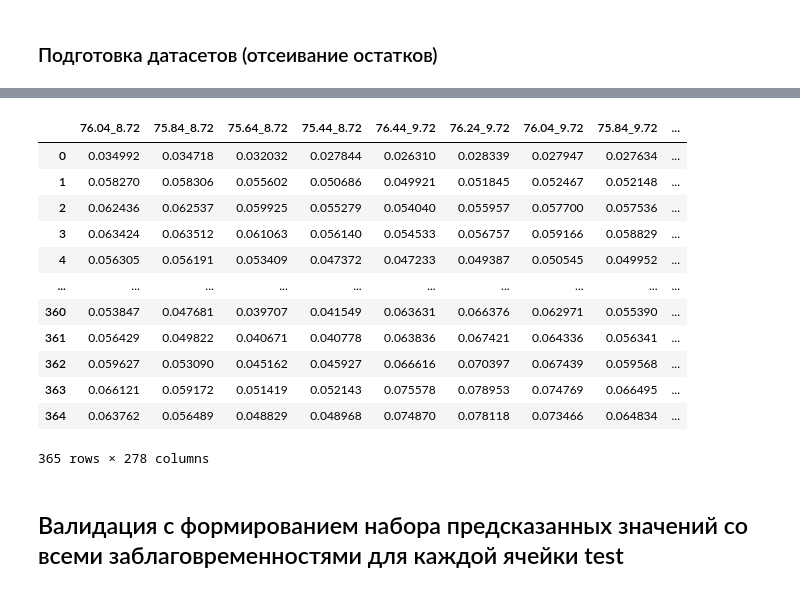
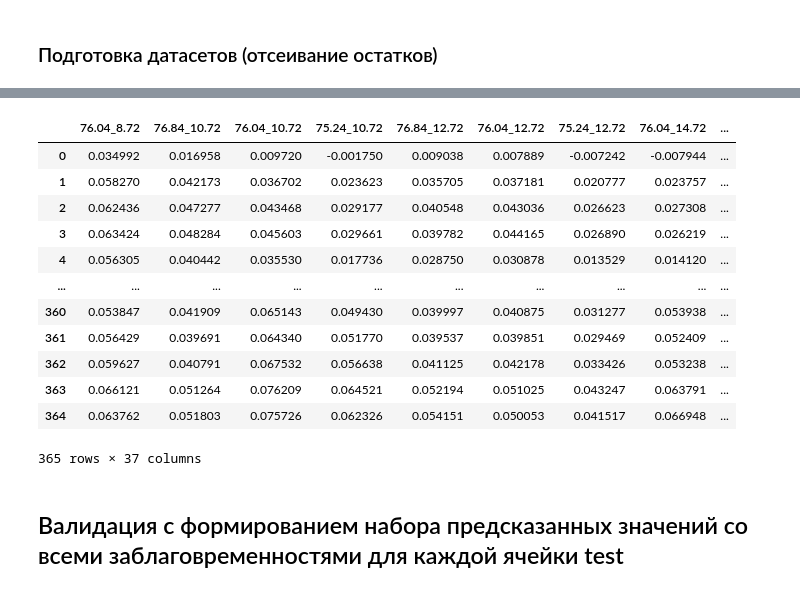
Before and after one commit to ChrisLisbon/ITMO_master_degree_classes, a Jupyter notebook: Research_work(NEMO)/2.2_grid_validation.ipynb, the cells around one changed output, grey strips where cells are left out. Cells and saved outputs as stored; diff of their text form; code cells hidden in the pictures.

```diff
--- a/Research_work(NEMO)/2.2_grid_validation.ipynb
+++ b/Research_work(NEMO)/2.2_grid_validation.ipynb
@@ -21,8 +21,8 @@ warnings.filterwarnings('ignore')
 # %% [markdown]
 ### Подготовка датасетов (отсеивание остатков)
 # %%
-df_nemo=pd.read_csv('./timelines_data/formed_timelines_2002/2002_NEMO_SPITZ_GRID.csv', sep=';')
-df_nemo['dates'] =  pd.to_datetime(df_nemo['dates'], format='%d.%m.%Y')
+df_nemo=pd.read_csv('./timelines_data/formed_timelines_2002/2002_NEMO_SPITZ_GRID(20x4).csv', sep=';')
+df_nemo['dates'] =  pd.to_datetime(df_nemo['dates'], format='%Y-%m-%d')
 
 for column in list(df_nemo.columns.values):
     if column!='dates':
@@ -57,35 +57,35 @@ df_nemo
 # %%
-df_rean=pd.read_csv('./timelines_data/formed_timelines_2002/2002_ARCTIC_reanalysis_GRID.csv', sep=';')
+df_rean=pd.read_csv('./timelines_data/formed_timelines_2002/2002_ARCTIC_reanalysis_GRID(20x4).csv', sep=';')
 df_rean['dates'] =  pd.to_datetime(df_rean['dates'], format='%Y-%m-%d')
 
 for column in list(df_rean.columns.values):
     if column!='dates':
         df_rean[column]=df_rean[column]-np.mean(df_rean[column])
         stl = STL(df_rean[column], period=80)
         res = stl.fit()
         params = norm.fit(res.resid)
         ks = kstest(res.resid, 'norm', params, N=1000)
         if ks[1]>=0.05:
             #sns.distplot(res.resid, fit=norm, hist=False)
             #plt.show()
             df_rean[column]=df_rean[column]-res.resid
         else:
             print(column)
 df_rean
 # %% [output]
-|  | 76.04_8.72 | 75.84_8.72 | 75.64_8.72 | 75.44_8.72 | 76.44_9.72 | 76.24_9.72 | 76.04_9.72 | 75.84_9.72 | ... |
-| 0 | 0.034992 | 0.034718 | 0.032032 | 0.027844 | 0.026310 | 0.028339 | 0.027947 | 0.027634 | ... |
-| 1 | 0.058270 | 0.058306 | 0.055602 | 0.050686 | 0.049921 | 0.051845 | 0.052467 | 0.052148 | ... |
-| 2 | 0.062436 | 0.062537 | 0.059925 | 0.055279 | 0.054040 | 0.055957 | 0.057700 | 0.057536 | ... |
-| 3 | 0.063424 | 0.063512 | 0.061063 | 0.056140 | 0.054533 | 0.056757 | 0.059166 | 0.058829 | ... |
-| 4 | 0.056305 | 0.056191 | 0.053409 | 0.047372 | 0.047233 | 0.049387 | 0.050545 | 0.049952 | ... |
+|  | 76.04_8.72 | 76.84_10.72 | 76.04_10.72 | 75.24_10.72 | 76.84_12.72 | 76.04_12.72 | 75.24_12.72 | 76.04_14.72 | ... |
+| 0 | 0.034992 | 0.016958 | 0.009720 | -0.001750 | 0.009038 | 0.007889 | -0.007242 | -0.007944 | ... |
+| 1 | 0.058270 | 0.042173 | 0.036702 | 0.023623 | 0.035705 | 0.037181 | 0.020777 | 0.023757 | ... |
+| 2 | 0.062436 | 0.047277 | 0.043468 | 0.029177 | 0.040548 | 0.043036 | 0.026623 | 0.027308 | ... |
+| 3 | 0.063424 | 0.048284 | 0.045603 | 0.029661 | 0.039782 | 0.044165 | 0.026890 | 0.026219 | ... |
+| 4 | 0.056305 | 0.040442 | 0.035530 | 0.017736 | 0.028750 | 0.030878 | 0.013529 | 0.014120 | ... |
 | ... | ... | ... | ... | ... | ... | ... | ... | ... | ... |
-| 360 | 0.053847 | 0.047681 | 0.039707 | 0.041549 | 0.063631 | 0.066376 | 0.062971 | 0.055390 | ... |
-| 361 | 0.056429 | 0.049822 | 0.040671 | 0.040778 | 0.063836 | 0.067421 | 0.064336 | 0.056341 | ... |
-| 362 | 0.059627 | 0.053090 | 0.045162 | 0.045927 | 0.066616 | 0.070397 | 0.067439 | 0.059568 | ... |
-| 363 | 0.066121 | 0.059172 | 0.051419 | 0.052143 | 0.075578 | 0.078953 | 0.074769 | 0.066495 | ... |
-| 364 | 0.063762 | 0.056489 | 0.048829 | 0.048968 | 0.074870 | 0.078118 | 0.073466 | 0.064834 | ... |
+| 360 | 0.053847 | 0.041909 | 0.065143 | 0.049430 | 0.039997 | 0.040875 | 0.031277 | 0.053938 | ... |
+| 361 | 0.056429 | 0.039691 | 0.064340 | 0.051770 | 0.039537 | 0.039851 | 0.029469 | 0.052409 | ... |
+| 362 | 0.059627 | 0.040791 | 0.067532 | 0.056638 | 0.041125 | 0.042178 | 0.033426 | 0.053238 | ... |
+| 363 | 0.066121 | 0.051264 | 0.076209 | 0.064521 | 0.052194 | 0.051025 | 0.043247 | 0.063791 | ... |
+| 364 | 0.063762 | 0.051803 | 0.075726 | 0.062326 | 0.054151 | 0.050053 | 0.041517 | 0.066948 | ... |
-365 rows × 278 columns
+365 rows × 37 columns
 # %%
 from statsmodels.tsa.api import STLForecast
 from statsmodels.tsa.arima.model import ARIMA
```
Also changed, not shown: parts of 7 cells of this notebook, 4 other files.
